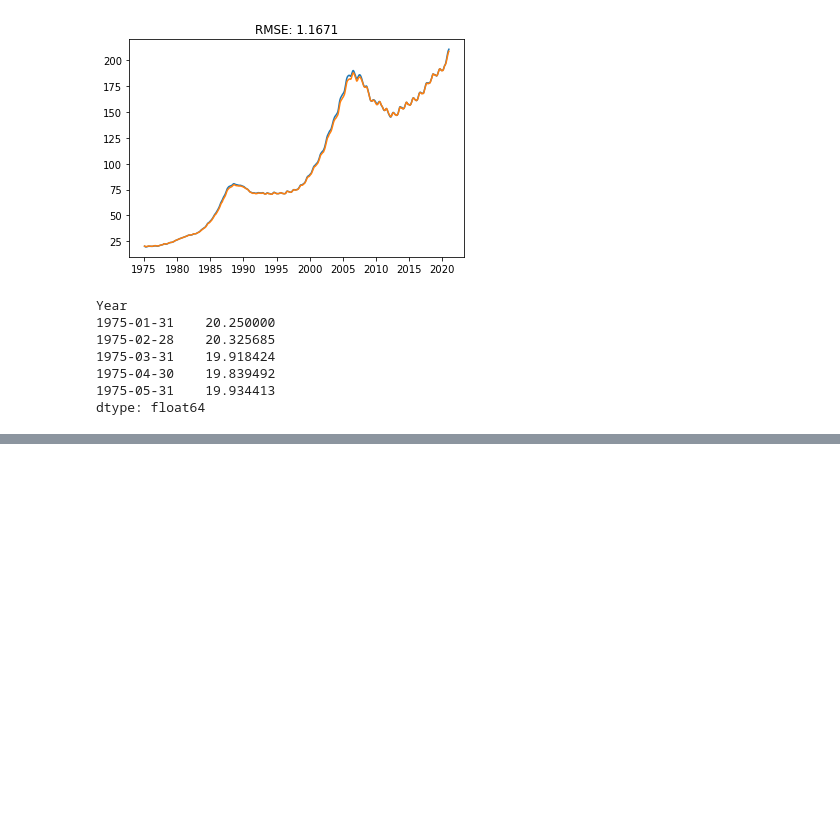
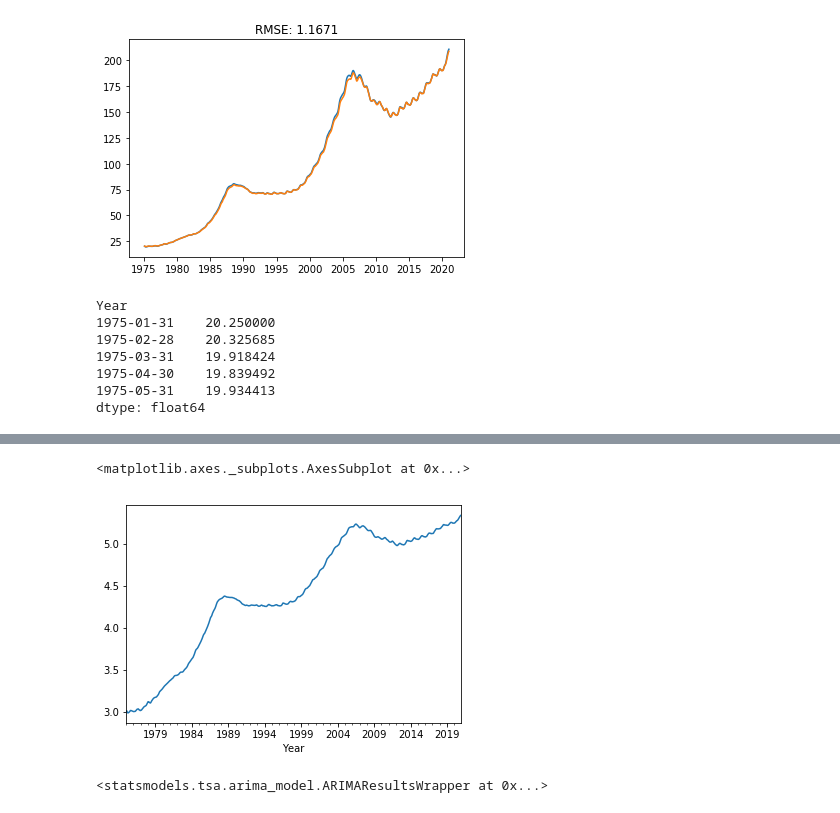
Before and after one commit to jjalomo93/Real_Estate_Dashboard, a Jupyter notebook: forecasting.ipynb, the cells around one changed output, grey strips where cells are left out. Saved outputs shown, nothing was run; the diff lists cells and outputs as text; code cells hidden in the pictures; blank space fills up the shorter version.

```diff
--- a/forecasting.ipynb
+++ b/forecasting.ipynb
@@ -646,6 +499,8 @@ plt.title('RSS: %.4f'% sum((results513.fittedvalues-ts_log_diff)**2))
 # %% [output]
 Text(0.5, 1.0, 'RSS: 0.0022')
 [figure]
+# %%
+results513=model513.fit(disp=0)
 # %%
 results513.summary() ## best so far
 # %% [output]
@@ -1107,0 +758,9 @@ print(f"Out-of-Sample Root Mean Squared Error (RMSE): {out_of_sample_rmse}")
+# %%
+predictions_ARIMA_log.plot()
+# %% [output]
+<matplotlib.axes._subplots.AxesSubplot at 0x...>
+[figure, added]
+# %%
+results513
+# %% [output]
+<statsmodels.tsa.arima_model.ARIMAResultsWrapper at 0x...>
```
Also changed, not shown: parts of 90 cells of this notebook.
